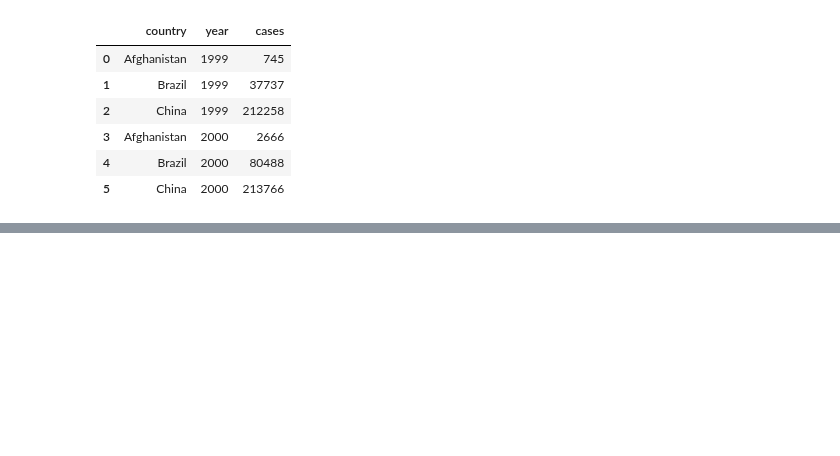
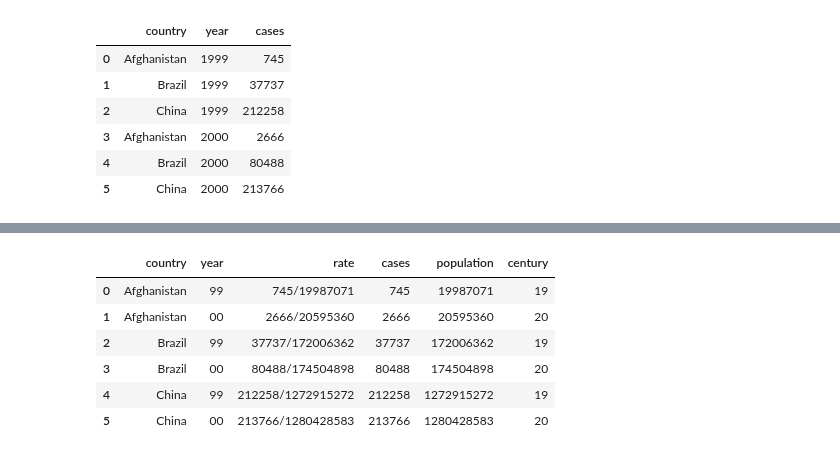
Before and after one commit to markumreed/ds4b, a Jupyter notebook: python_ds4b/02_wrangle/03_tidy_data.ipynb, the cells around one changed output, grey strips where cells are left out. Cells and saved outputs as stored; diff of their text form; code cells hidden in the pictures; blank space fills up the shorter version.

```diff
--- a/python_ds4b/02_wrangle/03_tidy_data.ipynb
+++ b/python_ds4b/02_wrangle/03_tidy_data.ipynb
@@ -216,0 +325,12 @@ Here there are only two columns, so we list them individually. Note that “1999
+# %%
+table3["century"] = table3["year"].astype(str).str[:2]
+table3["year"] = table3["year"].astype(str).str[2:]
+table3
+# %% [output]
+|  | country | year | rate | cases | population | century |
+| 0 | Afghanistan | 99 | 745/19987071 | 745 | 19987071 | 19 |
+| 1 | Afghanistan | 00 | 2666/20595360 | 2666 | 20595360 | 20 |
+| 2 | Brazil | 99 | 37737/172006362 | 37737 | 172006362 | 19 |
+| 3 | Brazil | 00 | 80488/174504898 | 80488 | 174504898 | 20 |
+| 4 | China | 99 | 212258/1272915272 | 212258 | 1272915272 | 19 |
+| 5 | China | 00 | 213766/1280428583 | 213766 | 1280428583 | 20 |
```
Also changed, not shown: parts of 30 cells of this notebook.
